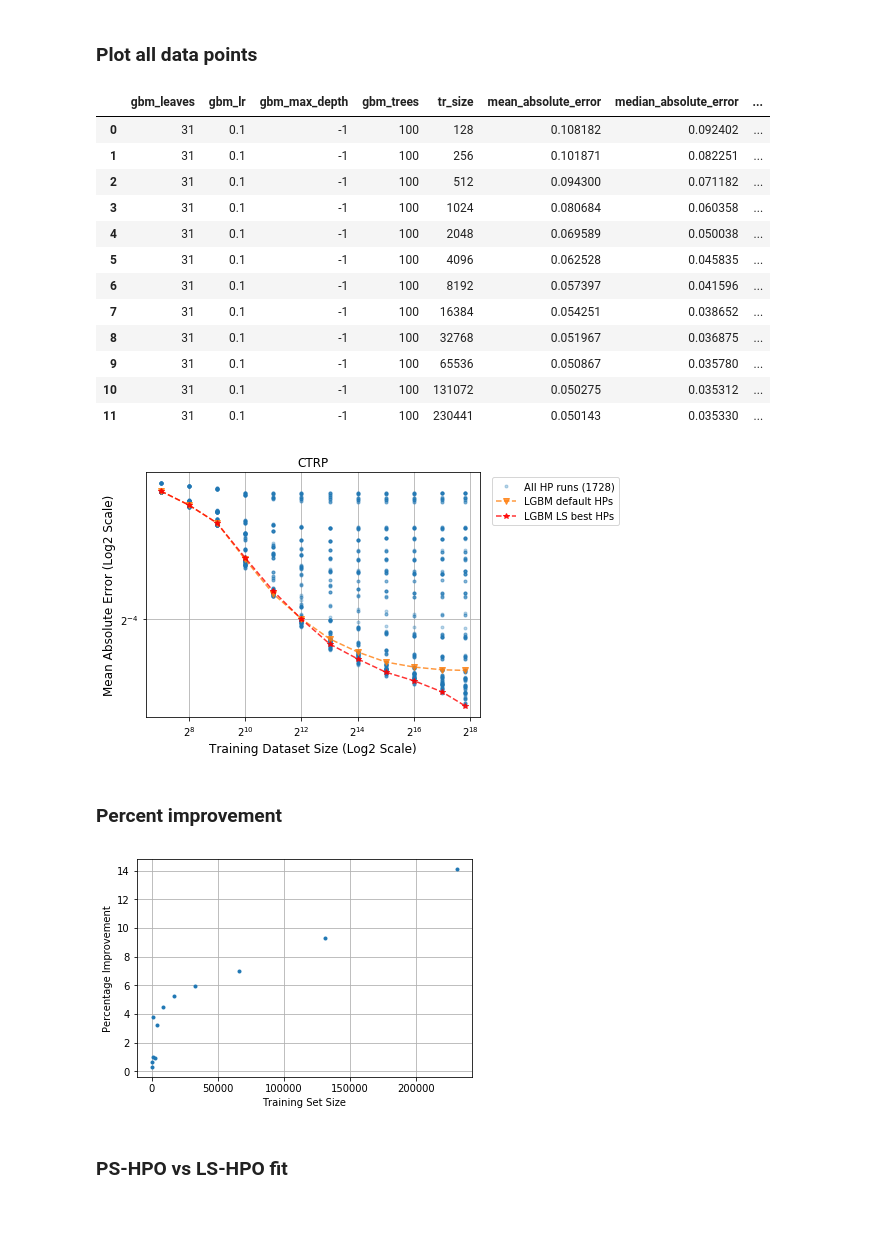
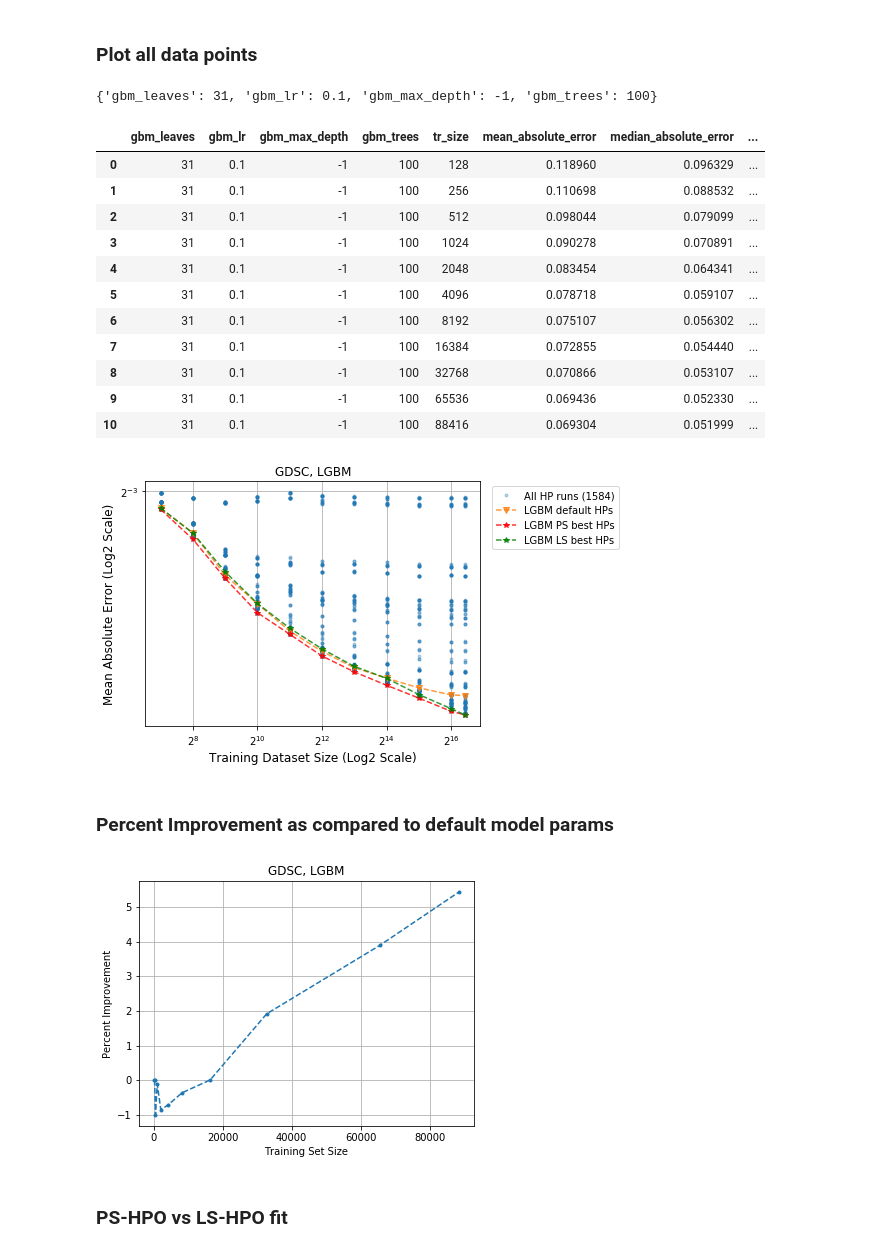
Before and after one commit to adpartin/LearningCurves, a Jupyter notebook: notebooks/02_hpo_runs.ipynb, the cells around one changed output. Saved outputs shown, nothing was run; the diff lists cells and outputs as text; code cells hidden in the pictures; blank space fills up the shorter version.

Commit message:
Progress on generating plots.

```diff
--- a/notebooks/02_hpo_runs.ipynb
+++ b/notebooks/02_hpo_runs.ipynb
@@ -103,5 +75,11 @@ def extract_runs_by_specific_hps(hp_df, hps_dct):
 # %%
 # HPO runs base dir (Serial)
 # base_dir = Path('/vol/ml/apartin/projects/LearningCurves/trn.ccle/hpo_lgbm/trn.ccle/split_on_none')
-# base_dir = Path('/vol/ml/apartin/projects/LearningCurves/trn.gdsc/hpo_lgbm/trn.gdsc/split_on_none')
-base_dir = Path('/vol/ml/apartin/projects/LearningCurves/trn.ctrp/hpo_lgbm/trn.ctrp/split_on_none')
+
+# GDSC
+base_dir = Path('/vol/ml/apartin/projects/LearningCurves/trn.gdsc/hpo_lgbm_split_on_none/trn.gdsc/split_on_none')
+# base_dir = Path('/vol/ml/apartin/projects/LearningCurves/hpo_runs/lc_gdsc_lgbm_hpo/')
+
+# CTRP
+# base_dir = Path('/vol/ml/apartin/projects/LearningCurves/trn.ctrp/hpo_lgbm/trn.ctrp/split_on_none')
+# base_dir = Path('/vol/ml/apartin/projects/LearningCurves/hpo_runs/lc_ctrp_lgbm_hpo/')
@@ -270,56 +257,73 @@ lrn_crv_plot.plot_lrn_crv_power_law( x = ls_best['tr_size'], y = ls_best[met], t
 # %% [markdown]
 ### Plot all data points
+# %%
+dflt_hp_dct
+# %% [output]
+{'gbm_leaves': 31, 'gbm_lr': 0.1, 'gbm_max_depth': -1, 'gbm_trees': 100}
 # %%
 hp_dflt = extract_runs_by_specific_hps(hp, dflt_hp_dct)
 display(hp_dflt)
 # %% [output]
 |  | gbm_leaves | gbm_lr | gbm_max_depth | gbm_trees | tr_size | mean_absolute_error | median_absolute_error | ... |
-| 0 | 31 | 0.1 | -1 | 100 | 128 | 0.108182 | 0.092402 | ... |
-| 1 | 31 | 0.1 | -1 | 100 | 256 | 0.101871 | 0.082251 | ... |
-| 2 | 31 | 0.1 | -1 | 100 | 512 | 0.094300 | 0.071182 | ... |
-| 3 | 31 | 0.1 | -1 | 100 | 1024 | 0.080684 | 0.060358 | ... |
-| 4 | 31 | 0.1 | -1 | 100 | 2048 | 0.069589 | 0.050038 | ... |
-| 5 | 31 | 0.1 | -1 | 100 | 4096 | 0.062528 | 0.045835 | ... |
-| 6 | 31 | 0.1 | -1 | 100 | 8192 | 0.057397 | 0.041596 | ... |
-| 7 | 31 | 0.1 | -1 | 100 | 16384 | 0.054251 | 0.038652 | ... |
-| 8 | 31 | 0.1 | -1 | 100 | 32768 | 0.051967 | 0.036875 | ... |
-| 9 | 31 | 0.1 | -1 | 100 | 65536 | 0.050867 | 0.035780 | ... |
-| 10 | 31 | 0.1 | -1 | 100 | 131072 | 0.050275 | 0.035312 | ... |
-| 11 | 31 | 0.1 | -1 | 100 | 230441 | 0.050143 | 0.035330 | ... |
+| 0 | 31 | 0.1 | -1 | 100 | 128 | 0.118960 | 0.096329 | ... |
+| 1 | 31 | 0.1 | -1 | 100 | 256 | 0.110698 | 0.088532 | ... |
+| 2 | 31 | 0.1 | -1 | 100 | 512 | 0.098044 | 0.079099 | ... |
+| 3 | 31 | 0.1 | -1 | 100 | 1024 | 0.090278 | 0.070891 | ... |
+| 4 | 31 | 0.1 | -1 | 100 | 2048 | 0.083454 | 0.064341 | ... |
+| 5 | 31 | 0.1 | -1 | 100 | 4096 | 0.078718 | 0.059107 | ... |
+| 6 | 31 | 0.1 | -1 | 100 | 8192 | 0.075107 | 0.056302 | ... |
+| 7 | 31 | 0.1 | -1 | 100 | 16384 | 0.072855 | 0.054440 | ... |
+| 8 | 31 | 0.1 | -1 | 100 | 32768 | 0.070866 | 0.053107 | ... |
+| 9 | 31 | 0.1 | -1 | 100 | 65536 | 0.069436 | 0.052330 | ... |
+| 10 | 31 | 0.1 | -1 | 100 | 88416 | 0.069304 | 0.051999 | ... |
 # %%
 # matplotlib.org/3.1.0/api/markers_api.html#module-matplotlib.markers
+plot_all_kwargs = {'metric_name': met, 'xtick_scale': xtick_scale, 'ytick_scale': xtick_scale, 'figsize': figsize}
 
 # Plot all runs
-ax = plot_all_from_hp_df(hp, **plot_all_kwargs, marker='.', alpha=0.3, title=f'{src.upper()}', label='All HP runs');
+ax = pp_utils.plot_all_from_hp_df(hp, **plot_all_kwargs, marker='.', alpha=0.3, title=f'{src.upper()}, {model.upper()}', label='All HP runs');
 
 # Plot runs from default model HPs
 ax.plot(hp_dflt['tr_size'], hp_dflt[met], ls='--', alpha=0.8, marker='v', label='LGBM default HPs');
 
+# Plot runs from best PS-HPs applied to all shards
+# ax.plot(ls_best['tr_size'], ls_best[met], ls='--', color='r', alpha=0.8, marker='*', label='LGBM LS best HPs');
+ax.plot(ps_best['tr_size'], ps_best[met], ls='--', color='r', alpha=0.8, marker='*', label='LGBM PS best HPs');
+
 # Plot runs from best LS-HPs applied to all shards
-ax.plot(ls_best['tr_size'], ls_best[met], ls='--', color='r', alpha=0.8, marker='*', label='LGBM LS best HPs');
+ax.plot(ls_best['tr_size'], ls_best[met], ls='--', color='g', alpha=0.8, marker='*', label='LGBM LS best HPs');
+# ax.plot(ps_best['tr_size'], ps_best[met], ls='--', color='r', alpha=0.8, marker='*', label='LGBM PS best HPs');
 
 ax.legend(frameon=True, fontsize=10, bbox_to_anchor=(1.02, 1), loc='upper left');
 # %% [output]
-[figure, old version]
+[figure, new version]
-# %% [markdown]
-### Percent improvement
+# %% [markdown]
+### Percent Improvement as compared to default model params
 # %%
 # display(hp_dflt)
 # display(ps_best)
 # %%
 sizes = list(set(hp_dflt['tr_size']).intersection(set(ps_best['tr_size'])))
 V0 = hp_dflt[ hp_dflt['tr_size'].isin(sizes) ]
-V1 = ps_best[ ps_best['tr_size'].isin(sizes) ]
+# V1 = ps_best[ ps_best['tr_size'].isin(sizes) ] # PS-HPs
+V1 = ls_best[ ls_best['tr_size'].isin(sizes) ] # LS-HPs
 
 v0 = V0.loc[:,'mean_absolute_error']
 v1 = V1.loc[:,'mean_absolute_error']
 imp = (v0-v1)/v0*100
+# imp = (v0-v1)
 
-plt.plot(V0['tr_size'], imp, '.'); plt.grid(True);
-plt.ylabel('Percentage Improvement')
-plt.xlabel('Training Set Size');
+base, scale = lrn_crv_plot.scale_ticks_params(tick_scale='log2')
+
+fig, ax = plt.subplots(figsize=figsize)
+ax.plot(V0['tr_size'], imp, '.--'); plt.grid(True);
+ax.set_title(f'{src.upper()}, {model.upper()}')
+ax.set_ylabel('Percent Improvement')
+ax.set_xlabel('Training Set Size');
+# ax.set_xscale('log', basex=base)
+# ax.set_yscale('log', basey=base)
 # %% [output]
-[figure, old version]
+[figure, new version]
 # %% [markdown]
 ### PS-HPO vs LS-HPO fit
 # %%
```
Also changed, not shown: parts of 25 cells of this notebook, 19 other files.
